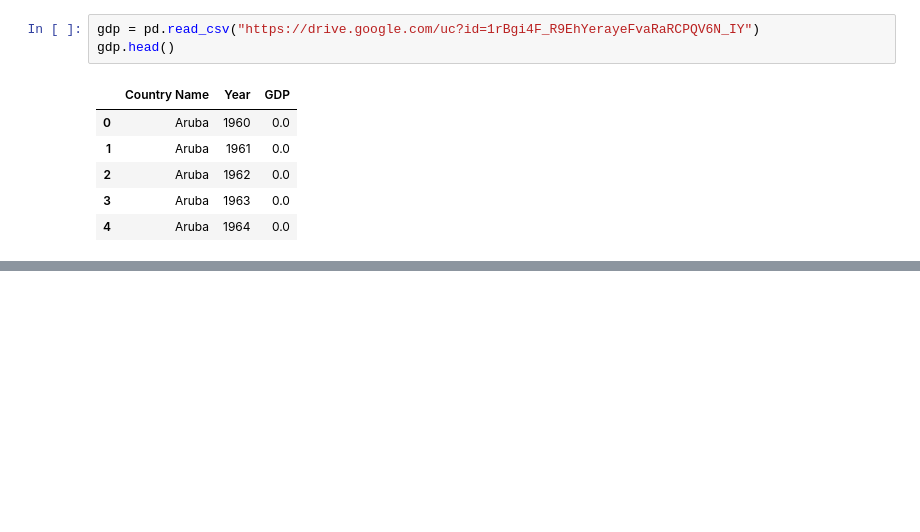
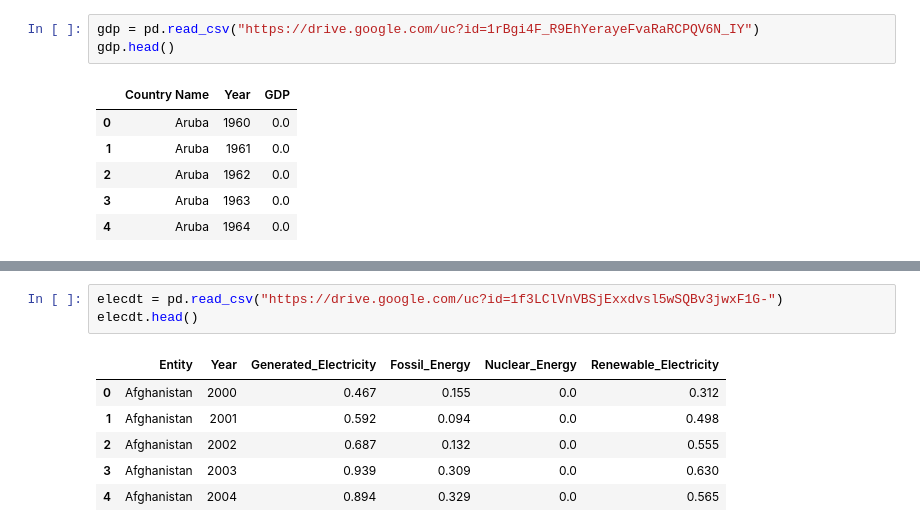
Before and after one commit to nurimammasri/Air-Quality-Index-Analysis-and-Correlation-Effect, a Jupyter notebook: 03. Co2 Emissions and Economic.ipynb, the cells around one changed output, grey strips where cells are left out. Saved outputs shown, nothing was run; the diff lists cells and outputs as text; blank space fills up the shorter version.

```diff
--- a/03. Co2 Emissions and Economic.ipynb
+++ b/03. Co2 Emissions and Economic.ipynb
@@ -45,0 +56,10 @@ gdp.head()
+# %%
+elecdt = pd.read_csv("https://drive.google.com/uc?id=1f3LClVnVBSjExxdvsl5wSQBv3jwxF1G-")
+elecdt.head()
+# %% [output]
+|  | Entity | Year | Generated_Electricity | Fossil_Energy | Nuclear_Energy | Renewable_Electricity |
+| 0 | Afghanistan | 2000 | 0.467 | 0.155 | 0.0 | 0.312 |
+| 1 | Afghanistan | 2001 | 0.592 | 0.094 | 0.0 | 0.498 |
+| 2 | Afghanistan | 2002 | 0.687 | 0.132 | 0.0 | 0.555 |
+| 3 | Afghanistan | 2003 | 0.939 | 0.309 | 0.0 | 0.630 |
+| 4 | Afghanistan | 2004 | 0.894 | 0.329 | 0.0 | 0.565 |
```
Also changed, not shown: parts of 37 cells of this notebook.
